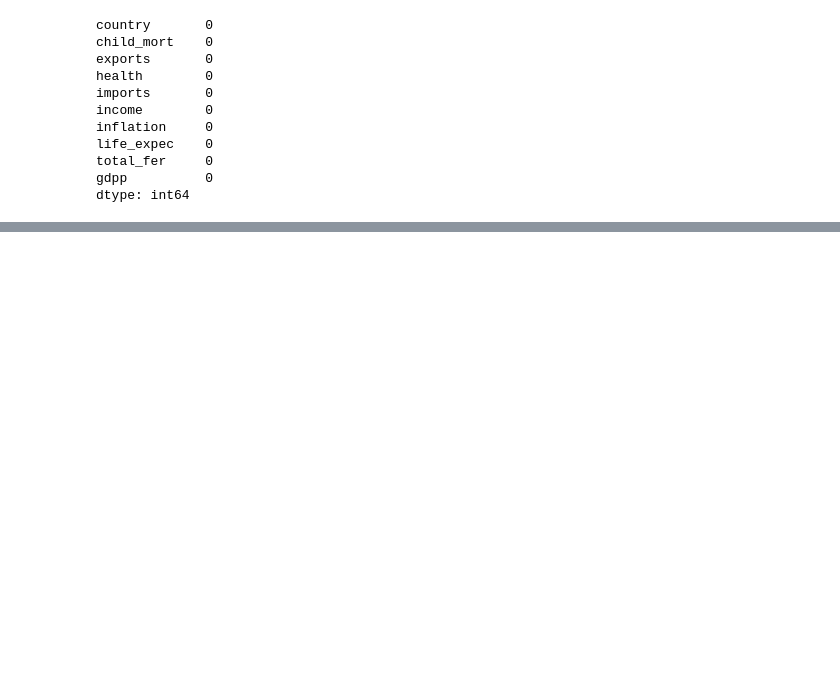
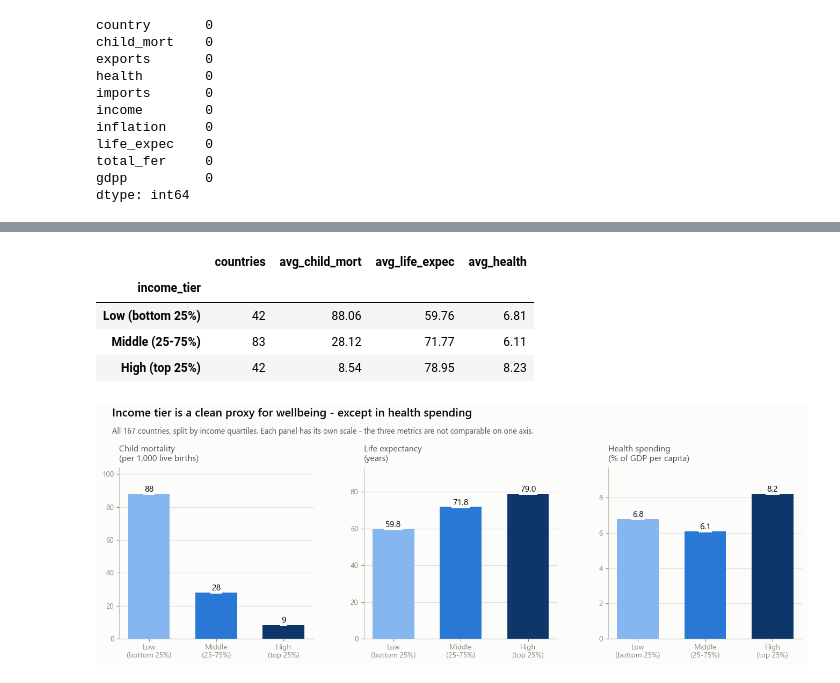
Before and after one commit to Superkai017/global-development-analysis, a Jupyter notebook: notebook/eda.ipynb, the cells around one changed output, grey strips where cells are left out. Drawn from its saved outputs; the diff is of its cells as text; code cells hidden in the pictures; blank space fills up the shorter version.

```diff
--- a/notebook/eda.ipynb
+++ b/notebook/eda.ipynb
@@ -115,0 +216,51 @@ dtype: int64
+# %%
+"""Q1 -- bucket all 167 countries into income tiers via quartiles, then compare
+the three metrics. One panel per metric: child_mort (2.6-208), life_expec
+(32-82) and health (1.8-17.9) share no common scale, so putting them on one
+y-axis would flatten health spending into a meaningless line."""
+
+df["income_tier"] = pd.qcut(
+    df["income"], q=[0, .25, .75, 1.0],
+    labels=["Low (bottom 25%)", "Middle (25-75%)", "High (top 25%)"])
+
+tier_summary = df.groupby("income_tier", observed=True).agg(
+    countries=("country", "size"),
+    avg_child_mort=("child_mort", "mean"),
+    avg_life_expec=("life_expec", "mean"),
+    avg_health=("health", "mean"),
+).round(2)
+display(tier_summary)
+
+metrics = [("avg_child_mort", "Child mortality\n(per 1,000 live births)", "{:.0f}"),
+           ("avg_life_expec", "Life expectancy\n(years)", "{:.1f}"),
+           ("avg_health", "Health spending\n(% of GDP per capita)", "{:.1f}")]
+
+fig, axes = plt.subplots(1, 3, figsize=(12.5, 4.6))
+for ax, (col, label, fmt) in zip(axes, metrics):
+    vals = tier_summary[col].values
+    bars = ax.bar(range(3), vals, color=TIER_COLORS, width=0.62, zorder=3)
+    for b, v in zip(bars, vals):                       # direct-label every bar: only 3
+        ax.text(b.get_x() + b.get_width() / 2, v, fmt.format(v), ha="center",
+                va="bottom", fontsize=10.5, color=INK, zorder=4,
+                bbox=dict(facecolor=SURFACE, edgecolor="none", pad=1.5))
+    ax.set_xticks(range(3), [t.replace(" (", "\n(") for t in tier_summary.index],
+                  fontsize=9)
+    ax.set_title(label, loc="left", fontsize=10.5, color=INK2, pad=8)
+    ax.set_ylim(0, vals.max() * 1.18)
+    style(ax, axis="y")
+
+fig.suptitle("Income tier is a clean proxy for wellbeing - except in health spending",
+             x=0.045, ha="left", fontsize=14, color=INK, weight="semibold")
+fig.text(0.045, 0.885,
+         "All 167 countries, split by income quartiles. Each panel has its own scale - "
+         "the three metrics are not comparable on one axis.",
+         ha="left", fontsize=9.5, color=INK2)
+fig.subplots_adjust(top=0.76, bottom=0.13, left=0.055, right=0.98, wspace=0.26)
+plt.show()
+# %% [output]
+|  | countries | avg_child_mort | avg_life_expec | avg_health |
+| income_tier |  |  |  |  |
+| Low (bottom 25%) | 42 | 88.06 | 59.76 | 6.81 |
+| Middle (25-75%) | 83 | 28.12 | 71.77 | 6.11 |
+| High (top 25%) | 42 | 8.54 | 78.95 | 8.23 |
+[figure, added]
```
Also changed, not shown: parts of 5 cells of this notebook.
